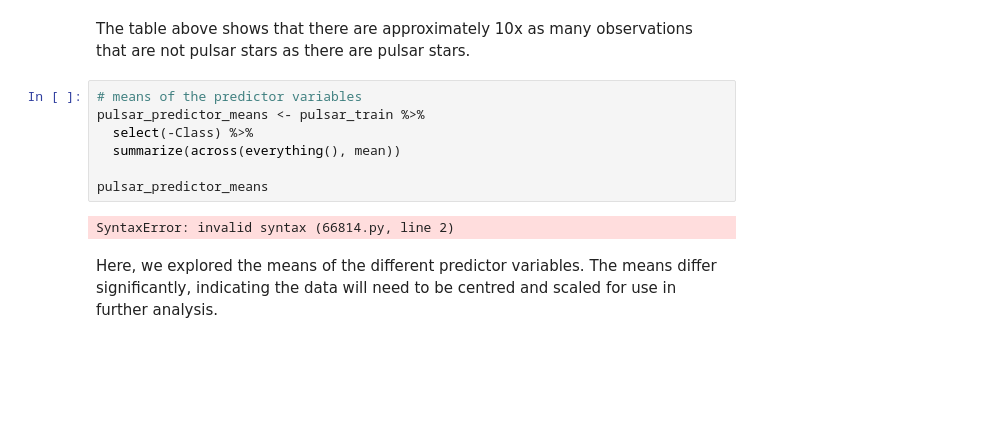
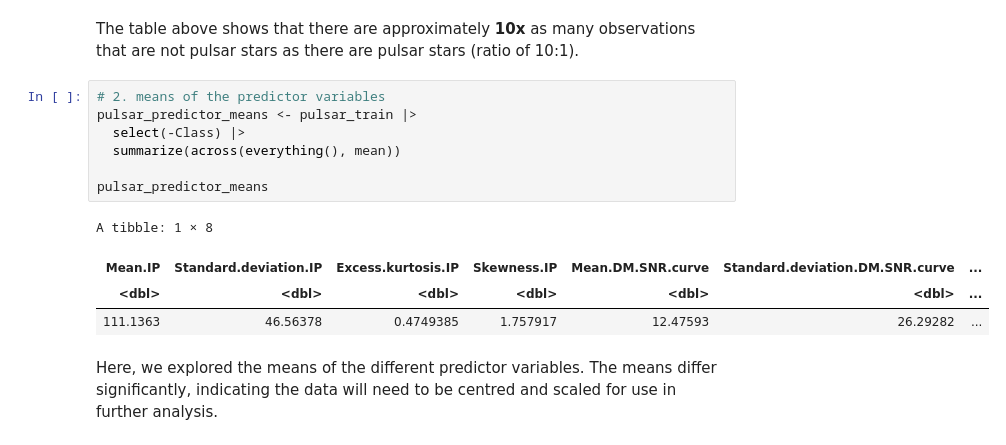
Before and after one commit to saminourji/PulsarStarProject, a Jupyter notebook: Project_Proposal.ipynb, the cells around one changed output. Drawn from its saved outputs; the diff is of its cells as text; blank space fills up the shorter version.

```diff
--- a/Project_Proposal.ipynb
+++ b/Project_Proposal.ipynb
@@ -86,14 +132,17 @@ SyntaxError: invalid syntax (1346744879.py, line 11)
 # %% [markdown]
-The table above shows that there are approximately 10x as many observations that are not pulsar stars as there are pulsar stars.
+The table above shows that there are approximately **10x** as many observations that are not pulsar stars as there are pulsar stars (ratio of 10:1).
 # %%
-# means of the predictor variables
-pulsar_predictor_means <- pulsar_train %>%
-  select(-Class) %>%
+# 2. means of the predictor variables
+pulsar_predictor_means <- pulsar_train |>
+  select(-Class) |>
   summarize(across(everything(), mean))
 
 pulsar_predictor_means
 # %% [output]
-SyntaxError: invalid syntax (66814.py, line 2)
+A tibble: 1 × 8
+| Mean.IP | Standard.deviation.IP | Excess.kurtosis.IP | Skewness.IP | Mean.DM.SNR.curve | Standard.deviation.DM.SNR.curve | ... |
+| <dbl> | <dbl> | <dbl> | <dbl> | <dbl> | <dbl> | ... |
+| 111.1363 | 46.56378 | 0.4749385 | 1.757917 | 12.47593 | 26.29282 | ... |
 # %% [markdown]
 Here, we explored the means of the different predictor variables. The means differ significantly, indicating the data will need to be centred and scaled for use in further analysis.
 # %%
```
Also changed, not shown: parts of 11 cells of this notebook.
